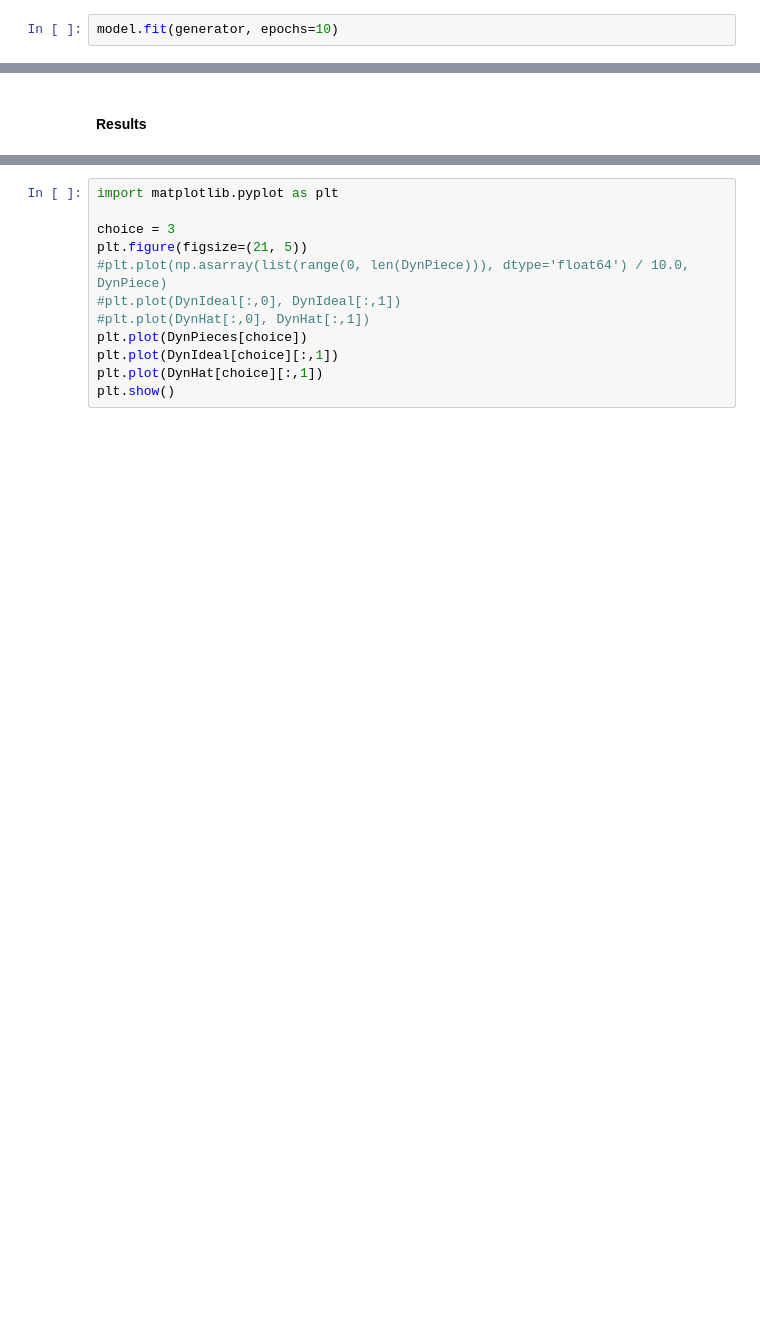
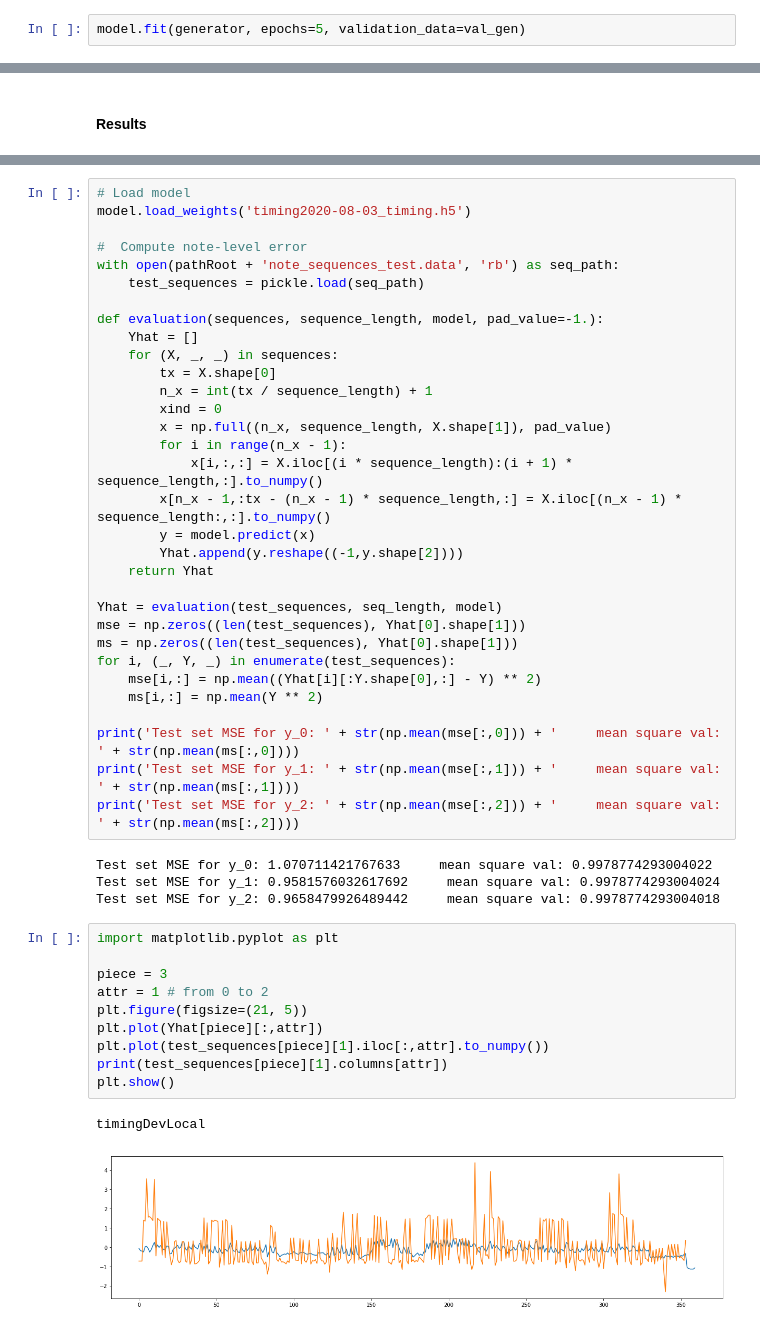
Before and after one commit to fabiozeh/deep-expression, a Jupyter notebook: DeepExpressiveTiming.ipynb, the cells around one changed output, grey strips where cells are left out. Saved outputs shown, nothing was run; the diff lists cells and outputs as text; blank space fills up the shorter version.

Commit message:
Data generator for note-level sequences completed. Simple evaluation code included.

```diff
--- a/DeepExpressiveTiming.ipynb
+++ b/DeepExpressiveTiming.ipynb
@@ -122,5 +145,5 @@ _________________________________________________________________
 # %% [markdown]
 #### Train the model
 # %%
-model.fit(generator, epochs=10)
+model.fit(generator, epochs=5, validation_data=val_gen)
 # %% [output]
@@ -179,12 +166,49 @@ print('Mean performance RMS loudness: ' + str(RMS_pieces))
-# %%
-import matplotlib.pyplot as plt
-
-choice = 3
-plt.figure(figsize=(21, 5))
-#plt.plot(np.asarray(list(range(0, len(DynPiece))), dtype='float64') / 10.0, DynPiece)
-#plt.plot(DynIdeal[:,0], DynIdeal[:,1])
-#plt.plot(DynHat[:,0], DynHat[:,1])
-plt.plot(DynPieces[choice])
-plt.plot(DynIdeal[choice][:,1])
-plt.plot(DynHat[choice][:,1])
-plt.show()
+# %%
+# Load model
+model.load_weights('timing2020-08-03_timing.h5')
+
+#  Compute note-level error
+with open(pathRoot + 'note_sequences_test.data', 'rb') as seq_path:
+    test_sequences = pickle.load(seq_path)
+
+def evaluation(sequences, sequence_length, model, pad_value=-1.):
+    Yhat = []
+    for (X, _, _) in sequences:
+        tx = X.shape[0]
+        n_x = int(tx / sequence_length) + 1
+        xind = 0
+        x = np.full((n_x, sequence_length, X.shape[1]), pad_value)
+        for i in range(n_x - 1):
+            x[i,:,:] = X.iloc[(i * sequence_length):(i + 1) * sequence_length,:].to_numpy()
+        x[n_x - 1,:tx - (n_x - 1) * sequence_length,:] = X.iloc[(n_x - 1) * sequence_length:,:].to_numpy()
+        y = model.predict(x)
+        Yhat.append(y.reshape((-1,y.shape[2])))
+    return Yhat
+
+Yhat = evaluation(test_sequences, seq_length, model)
+mse = np.zeros((len(test_sequences), Yhat[0].shape[1]))
+ms = np.zeros((len(test_sequences), Yhat[0].shape[1]))
+for i, (_, Y, _) in enumerate(test_sequences):
+    mse[i,:] = np.mean((Yhat[i][:Y.shape[0],:] - Y) ** 2)
+    ms[i,:] = np.mean(Y ** 2)
+
+print('Test set MSE for y_0: ' + str(np.mean(mse[:,0])) + '     mean square val: ' + str(np.mean(ms[:,0])))
+print('Test set MSE for y_1: ' + str(np.mean(mse[:,1])) + '     mean square val: ' + str(np.mean(ms[:,1])))
+print('Test set MSE for y_2: ' + str(np.mean(mse[:,2])) + '     mean square val: ' + str(np.mean(ms[:,2])))
+# %% [output]
+Test set MSE for y_0: 1.070711421767633     mean square val: 0.9978774293004022
+Test set MSE for y_1: 0.9581576032617692     mean square val: 0.9978774293004024
+Test set MSE for y_2: 0.9658479926489442     mean square val: 0.9978774293004018
+# %%
+import matplotlib.pyplot as plt
+
+piece = 3
+attr = 1 # from 0 to 2
+plt.figure(figsize=(21, 5))
+plt.plot(Yhat[piece][:,attr])
+plt.plot(test_sequences[piece][1].iloc[:,attr].to_numpy())
+print(test_sequences[piece][1].columns[attr])
+plt.show()
+# %% [output]
+timingDevLocal
+[figure, added]
```
Also changed, not shown: parts of 5 cells of this notebook, 1 other file.
